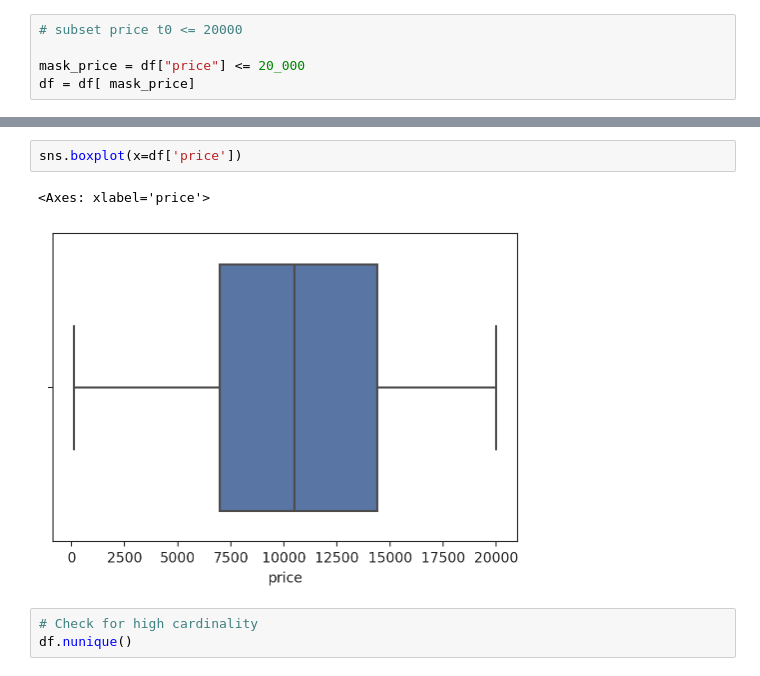
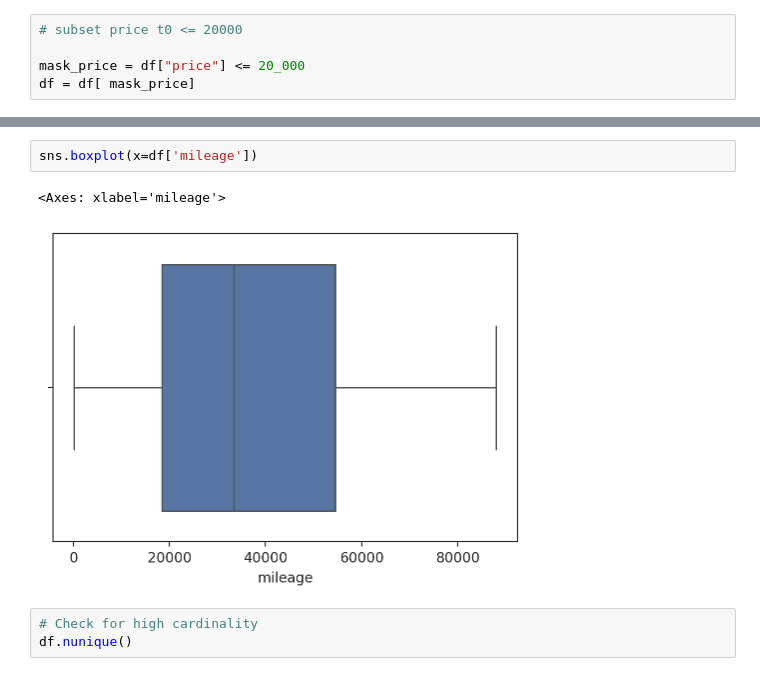
Before and after one commit to kessingtonosazee/GCP_Project_1, a Jupyter notebook: assessment_rrr.ipynb, the cells around one changed output, grey strips where cells are left out. Drawn from its saved outputs; the diff is of its cells as text.

```diff
--- a/assessment_rrr.ipynb
+++ b/assessment_rrr.ipynb
@@ -341,8 +408,8 @@ df.describe()
 # %%
-sns.boxplot(x=df['price'])
+sns.boxplot(x=df['mileage'])
 # %% [output]
-<Axes: xlabel='price'>
+<Axes: xlabel='mileage'>
-[figure, old version]
+[figure, new version]
 # %%
 # Check for high cardinality
 df.nunique()
```
Also changed, not shown: parts of 39 cells of this notebook.
